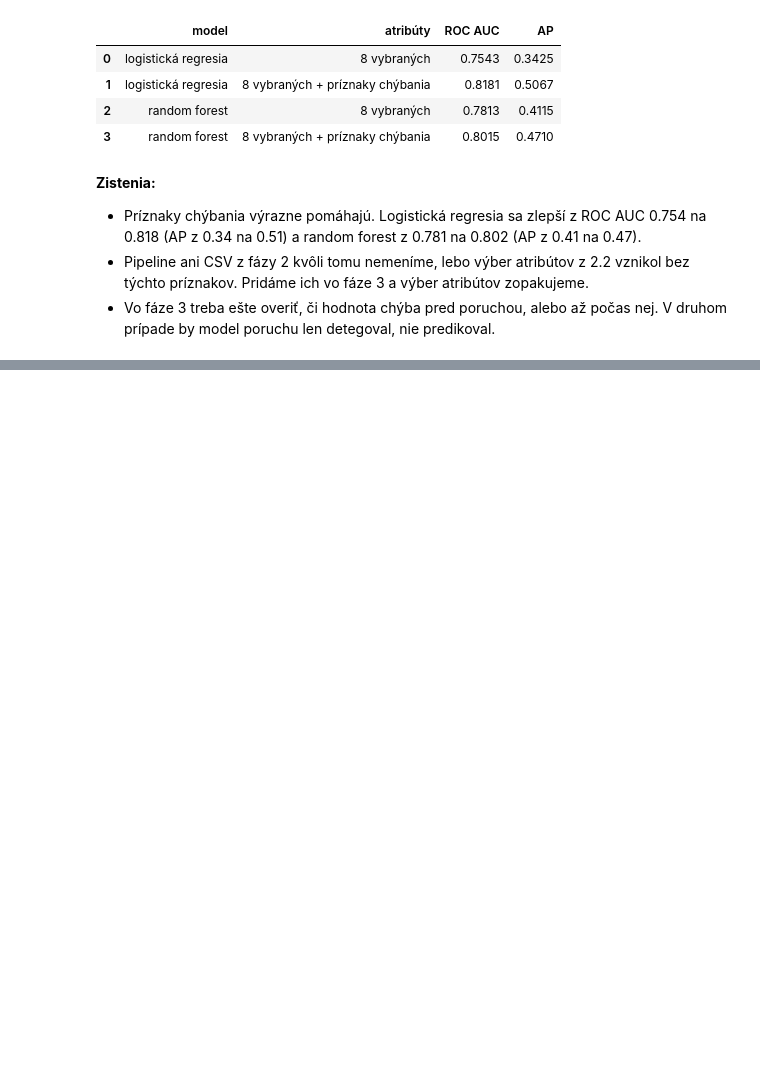
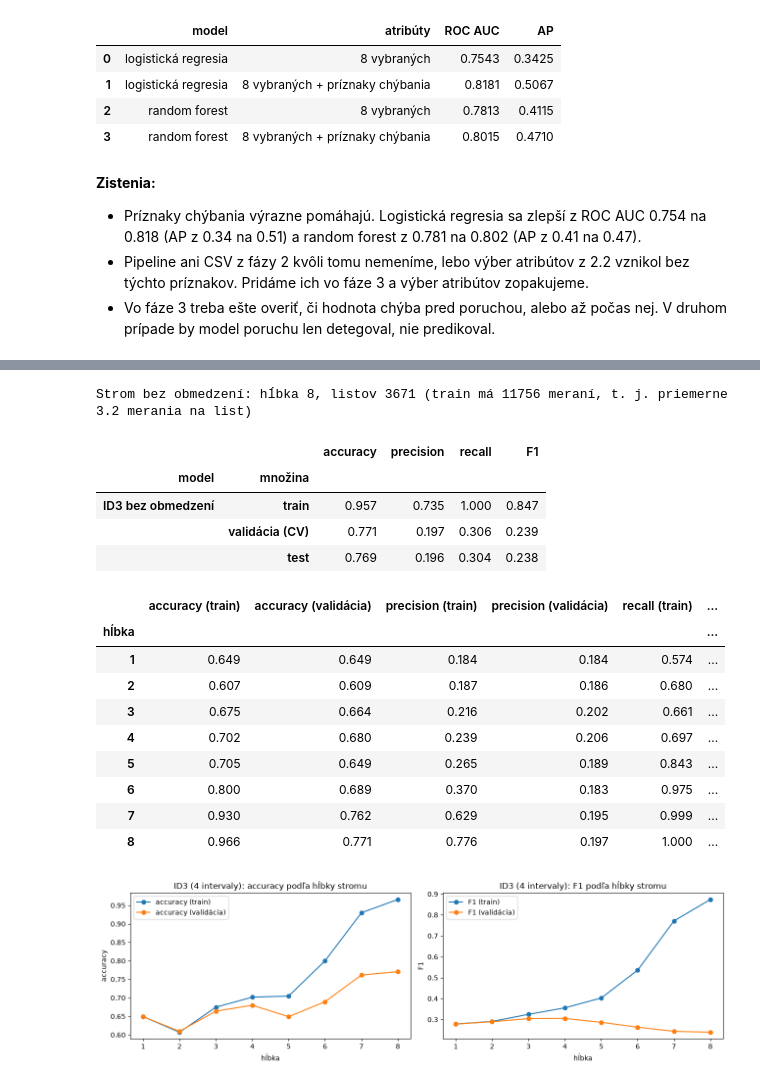
Before and after one commit to deno555/iau_projekt, a Jupyter notebook: IAU_projekt.ipynb, the cells around one changed output, grey strips where cells are left out. Drawn from its saved outputs; the diff is of its cells as text; code cells hidden in the pictures; blank space fills up the shorter version.

```diff
--- a/IAU_projekt.ipynb
+++ b/IAU_projekt.ipynb
@@ -1879,0 +1895,22 @@ display(pd.DataFrame(riadky_ch).round(4))
+# %%
+casova = train.sort_values(["unit_num", "ts_cycle"]).copy()
+jednotka = casova.groupby("unit_num")
+casova["porucha_dalej"] = jednotka["Failure"].shift(-1)            # porucha v nasledujúcom meraní jednotky
+casova["porucha_jednotky"] = jednotka["Failure"].transform("max")  # jednotka mala niekedy poruchu
+bez = casova["Failure"] == 0
+ma_dalsie = casova["porucha_dalej"].notna()
+
+casovanie = {}
+for c in ["dpFilter", "rms_vibration"]:
+    chyba = casova[c].isna()
+    p_dalej = stats.chi2_contingency(pd.crosstab(chyba[bez & ma_dalsie], casova.loc[bez & ma_dalsie, "porucha_dalej"]))[1]
+    casovanie[c] = {
+        "1. chýba | porucha":                           chyba[~bez].mean(),
+        "1. chýba | bez poruchy":                       chyba[bez].mean(),
+        "2. porucha v ďalšom meraní | chýba":           casova.loc[bez & chyba, "porucha_dalej"].mean(),
+        "2. porucha v ďalšom meraní | nechýba":         casova.loc[bez & ~chyba, "porucha_dalej"].mean(),
+        "2. p-hodnota (chí-kvadrát)":                   p_dalej,
+        "3. chýba | meranie bez poruchy, poruchová jednotka": chyba[bez & (casova["porucha_jednotky"] == 1)].mean(),
+        "3. chýba | jednotka bez poruchy":              chyba[casova["porucha_jednotky"] == 0].mean(),
+    }
+display(pd.DataFrame(casovanie).round(3))
@@ -1879,0 +2171,38 @@ display(pd.DataFrame(riadky_ch).round(4))
+# %%
+plny = id3_pipeline(n_bins=4, class_weight="balanced").fit(X_train_raw, y_train)
+print(f"Strom bez obmedzení: hĺbka {plny[-1].hlbka_}, listov {plny[-1].pocet_listov_} "
+      f"(train má {len(y_train)} meraní, t. j. priemerne {len(y_train) / plny[-1].pocet_listov_:.1f} merania na list)")
+display(vyhodnot({"ID3 bez obmedzení": plny}).round(3))
+
+krivka = []
+for hlbka in range(1, 9):
+    r = cross_validate(id3_pipeline(n_bins=4, max_depth=hlbka, class_weight="balanced"), X_train_raw, y_train,
+                       cv=delenia_cv, scoring=METRIKY, return_train_score=True)
+    krivka.append({"hĺbka": hlbka, **{f"{m} ({nazov})": r[f"{k}_{m}"].mean()
+                                     for m in METRIKY for nazov, k in [("train", "train"), ("validácia", "test")]}})
+krivka = pd.DataFrame(krivka).set_index("hĺbka")
+display(krivka.round(3))
+
+fig, axes = plt.subplots(1, 2, figsize=(13, 4))
+for ax, m in zip(axes, ["accuracy", "F1"]):
+    krivka[[f"{m} (train)", f"{m} (validácia)"]].plot(ax=ax, marker="o")
+    ax.set_title(f"ID3 (4 intervaly): {m} podľa hĺbky stromu"); ax.set_ylabel(m)
+plt.tight_layout(); plt.show()
+# %% [output]
+Strom bez obmedzení: hĺbka 8, listov 3671 (train má 11756 meraní, t. j. priemerne 3.2 merania na list)
+|  |  | accuracy | precision | recall | F1 |
+| model | množina |  |  |  |  |
+| ID3 bez obmedzení | train | 0.957 | 0.735 | 1.000 | 0.847 |
+|  | validácia (CV) | 0.771 | 0.197 | 0.306 | 0.239 |
+|  | test | 0.769 | 0.196 | 0.304 | 0.238 |
+|  | accuracy (train) | accuracy (validácia) | precision (train) | precision (validácia) | recall (train) | ... |
+| hĺbka |  |  |  |  |  | ... |
+| 1 | 0.649 | 0.649 | 0.184 | 0.184 | 0.574 | ... |
+| 2 | 0.607 | 0.609 | 0.187 | 0.186 | 0.680 | ... |
+| 3 | 0.675 | 0.664 | 0.216 | 0.202 | 0.661 | ... |
+| 4 | 0.702 | 0.680 | 0.239 | 0.206 | 0.697 | ... |
+| 5 | 0.705 | 0.649 | 0.265 | 0.189 | 0.843 | ... |
+| 6 | 0.800 | 0.689 | 0.370 | 0.183 | 0.975 | ... |
+| 7 | 0.930 | 0.762 | 0.629 | 0.195 | 0.999 | ... |
+| 8 | 0.966 | 0.771 | 0.776 | 0.197 | 1.000 | ... |
+[figure, added]
```
Also changed, not shown: parts of 21 cells of this notebook.
